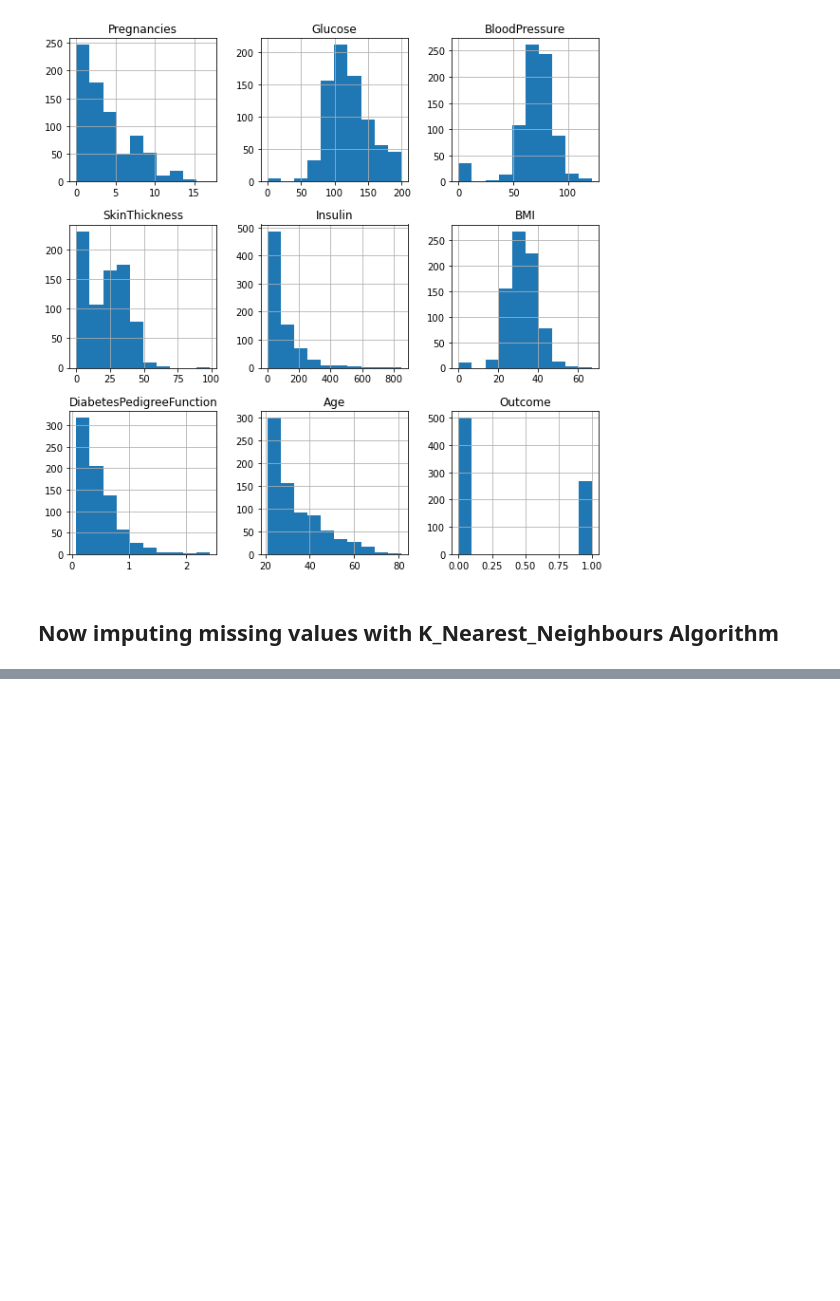
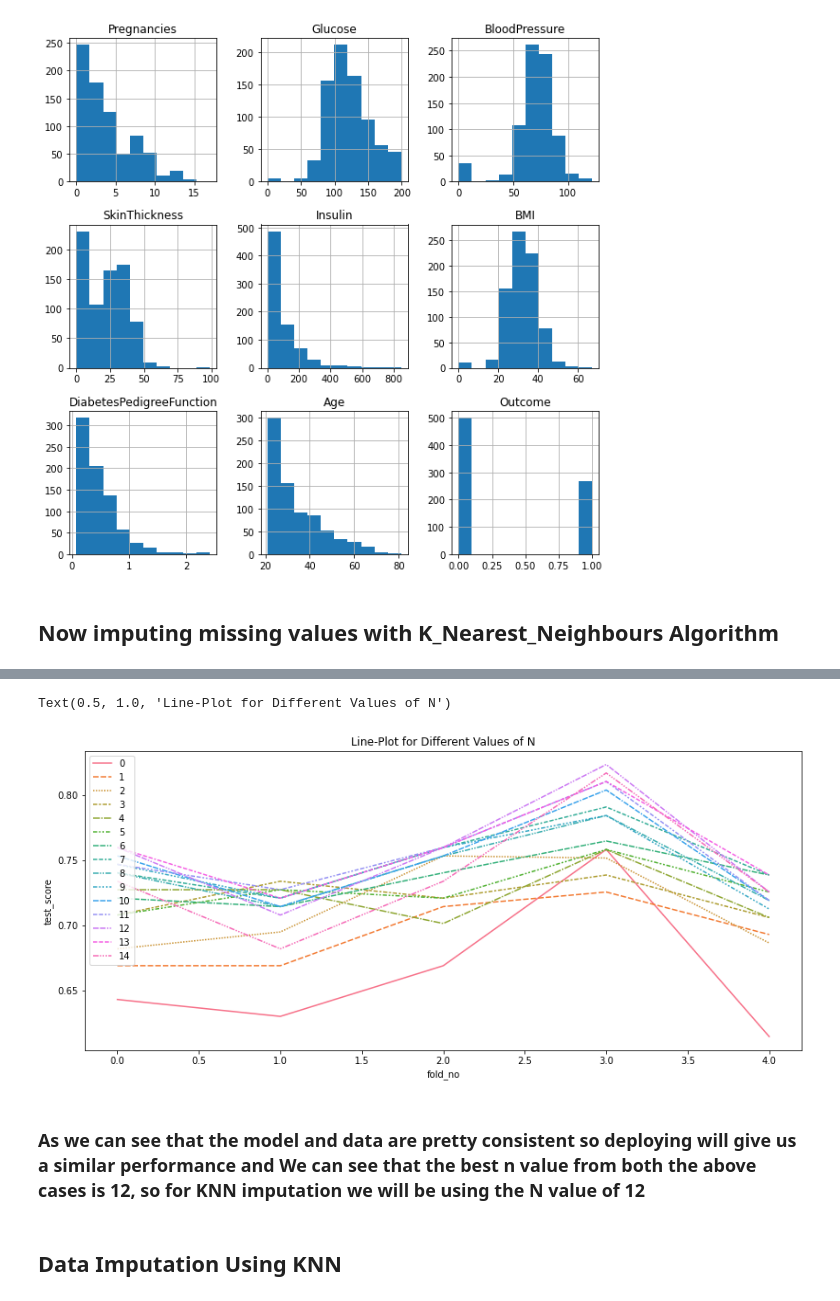
Before and after one commit to iamakshay1/Diabetes_India_Kaggle, a Jupyter notebook: File_1.ipynb, the cells around one changed output, grey strips where cells are left out. Saved outputs shown, nothing was run; the diff lists cells and outputs as text; code cells hidden in the pictures; blank space fills up the shorter version.

Commit message:
KNN imputation.

```diff
--- a/File_1.ipynb
+++ b/File_1.ipynb
@@ -249,0 +229,13 @@ kf=KFold(n_splits=4)
+# %%
+plt.figure(figsize=(14,6))
+p_1=sns.lineplot(data=results)
+plt.xlabel("fold_no")
+plt.ylabel("test_score")
+plt.title("Line-Plot for Different Values of N")
+# %% [output]
+Text(0.5, 1.0, 'Line-Plot for Different Values of N')
+[figure, added]
+# %% [markdown]
+### As we can see that the model and data are pretty consistent so deploying will give us a similar performance and We can see that the best n value from both the above cases is 12, so for KNN imputation we will be using the N value of 12
+# %% [markdown]
+## Data Imputation Using KNN
```
Also changed, not shown: parts of 16 cells of this notebook.
